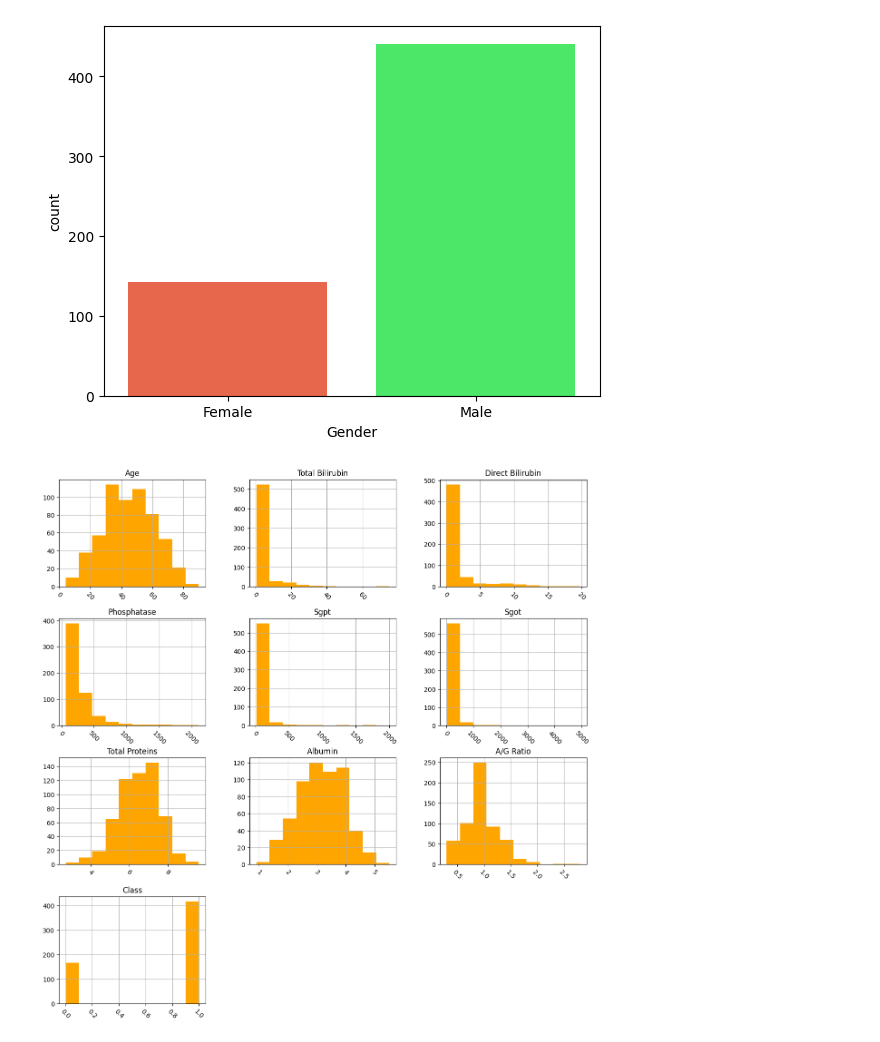
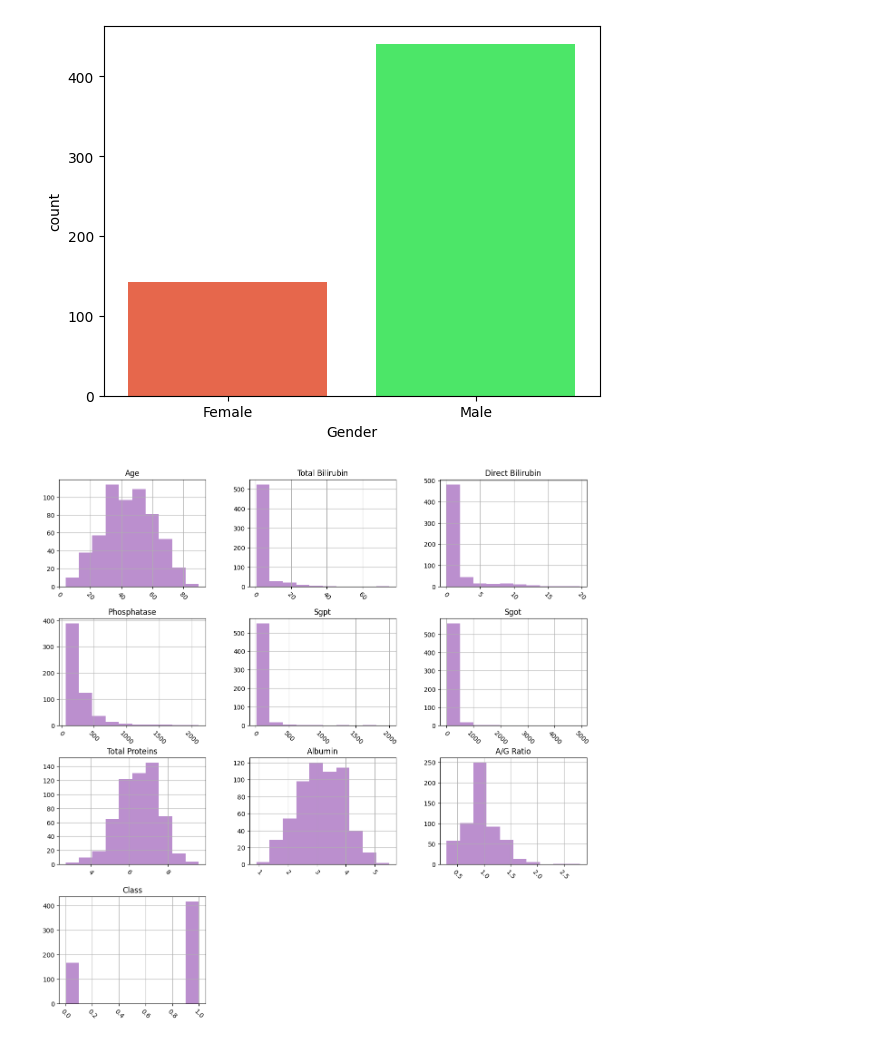
Before and after one commit to Evans2424/IACEC_Project_Model_Performance_Analysis, a Jupyter notebook: IACEC_MLProject.ipynb, the cells around one changed output. Saved outputs shown, nothing was run; the diff lists cells and outputs as text; code cells hidden in the pictures.

```diff
--- a/IACEC_MLProject.ipynb
+++ b/IACEC_MLProject.ipynb
@@ -199,7 +199,8 @@ Number of patients that are male:  441
 Number of patients that are female:  142
 [figure]
 # %%
-liver_df.hist(figsize=(15, 15), xrot=-45, bins=10, color='orange')
+# Cheching for distribution
+liver_df.hist(figsize=(15, 15), xrot=-45, bins=10, color='#BB8FCE')
 plt.show()
 # %% [output]
-[figure, old version]
+[figure, new version]
```
Also changed, not shown: parts of 1 cell of this notebook.
